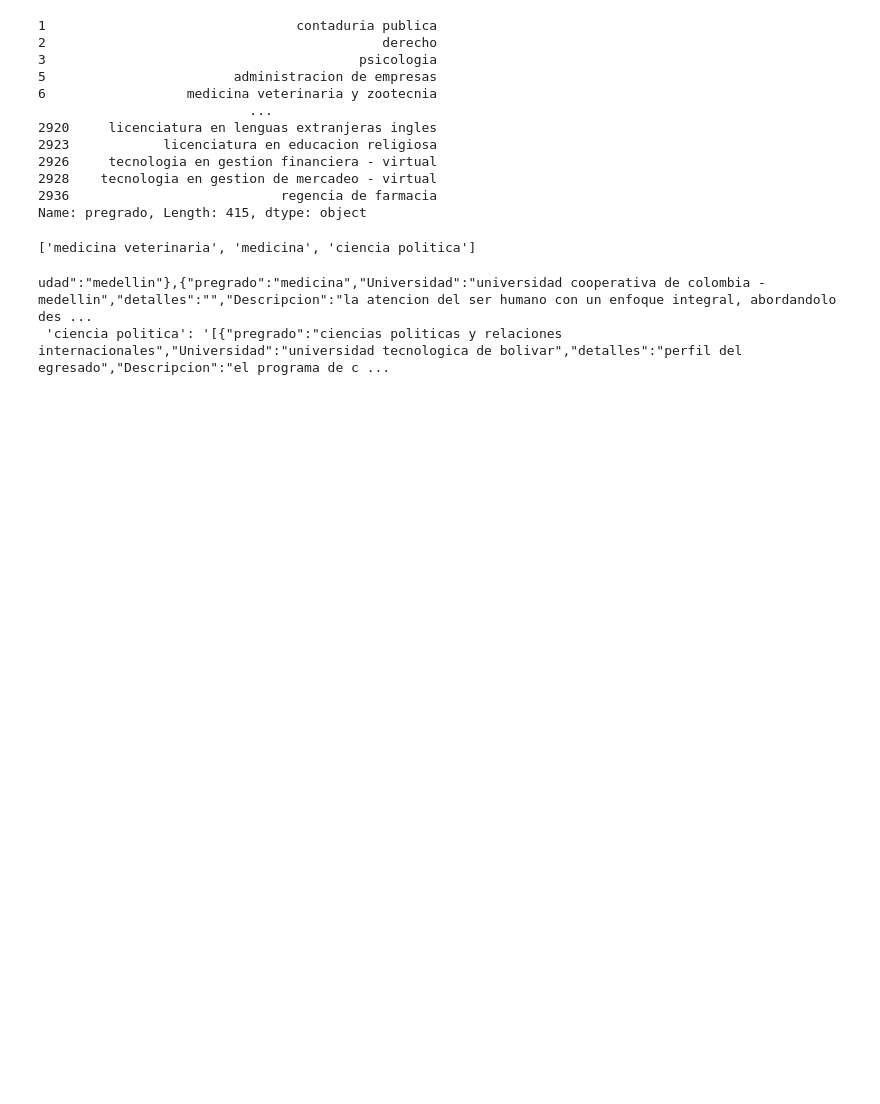
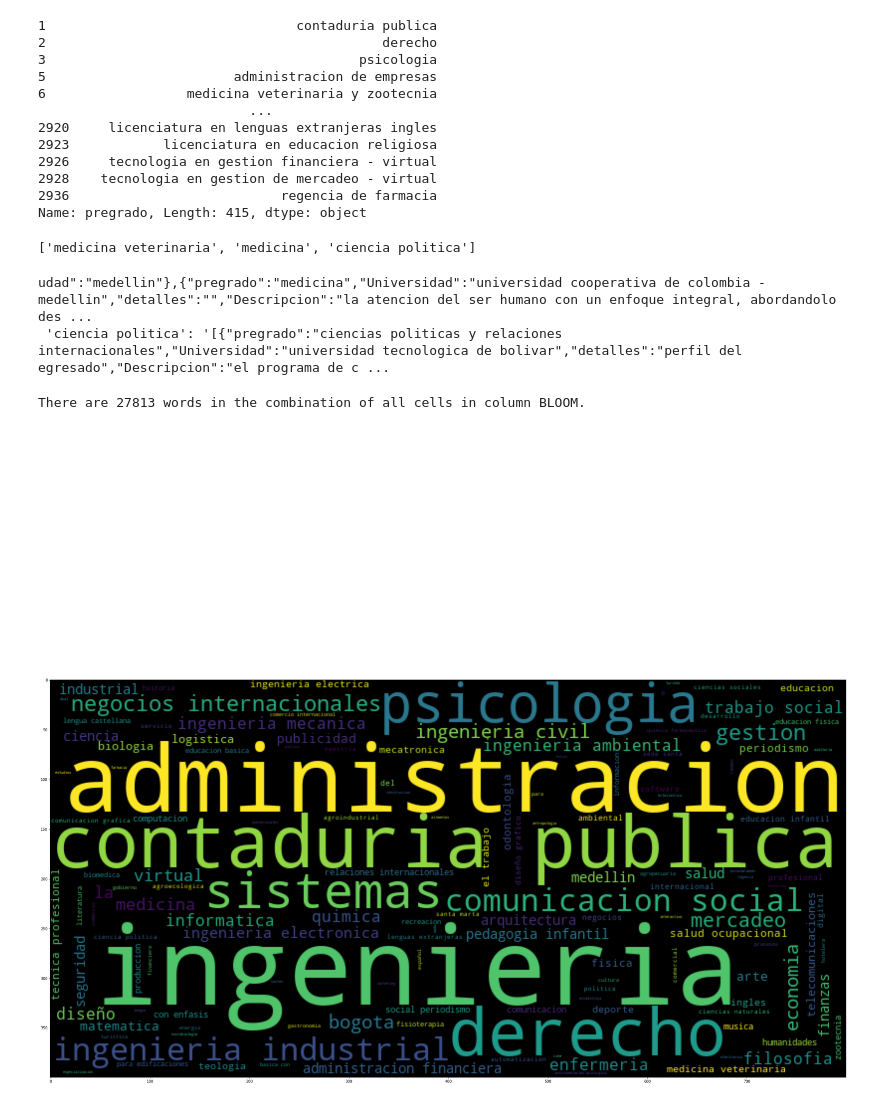
Before and after one commit to cdeafit/ds-squads, a Jupyter notebook: career-recommendation/webScrapping/test.ipynb, the cells around one changed output. Saved outputs shown, nothing was run; the diff lists cells and outputs as text; code cells hidden in the pictures; blank space fills up the shorter version.

```diff
--- a/career-recommendation/webScrapping/test.ipynb
+++ b/career-recommendation/webScrapping/test.ipynb
@@ -78,3 +82,34 @@ def get_tables(dictionario):
     best_careers = list(sorted_dict)[:3]
     best_careers = [career.lower() for career in best_careers]
     return get_pregrados_info(best_careers)
+# %%
+# Python program to generate WordCloud for column BLOOM
+
+# Text of all words in column bloom
+
+text = " ".join(review for review in extr.pregrado.astype(str))
+print ("There are {} words in the combination of all cells in column BLOOM.".format(len(text)))
+
+# Create stopword list:
+# remove words that we want to exclude
+
+stopwords = set(STOPWORDS)
+stopwords.update(["de",'y','en','licenciatura','tecnologia','empresas'])
+
+# Generate a word cloud image
+ds_mask = np.array(Image.open("a.jpg"))
+wordcloud = WordCloud(stopwords=stopwords, background_color="black", width=800, height=400).generate(text)
+
+# Display the generated image:
+# the matplotlib way:
+
+plt.axis("off")
+plt.figure( figsize=(40,20))
+plt.tight_layout(pad=0)
+wordcloud.to_file('normal WordCloud.jpg')
+plt.imshow(wordcloud, interpolation='bilinear')
+plt.show()
+# %% [output]
+There are 27813 words in the combination of all cells in column BLOOM.
+[figure, added]
+[figure, added]
```
Also changed, not shown: parts of 3 cells of this notebook, 3 other files.
